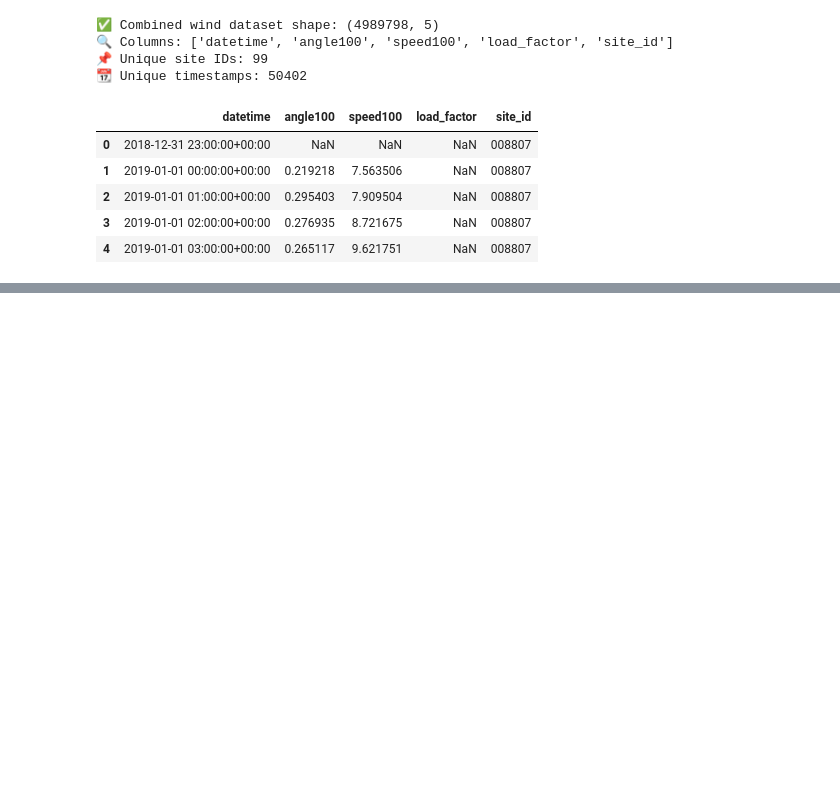
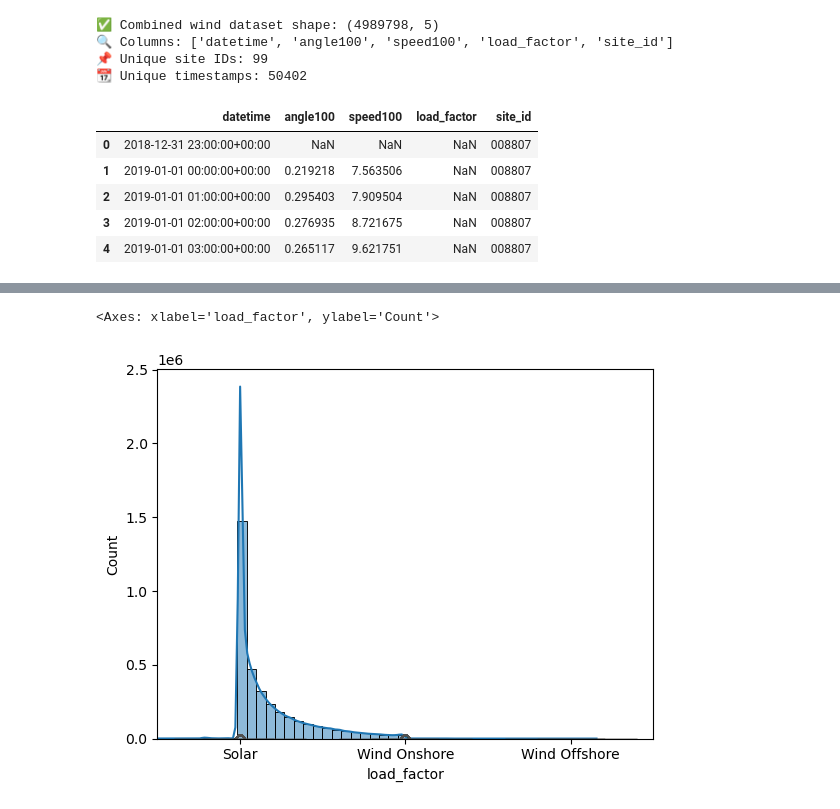
Before and after one commit to helhendawy/QDC-Lib, a Jupyter notebook: Comprehensive CODE.ipynb, the cells around one changed output, grey strips where cells are left out. Saved outputs shown, nothing was run; the diff lists cells and outputs as text; code cells hidden in the pictures; blank space fills up the shorter version.

```diff
--- a/Comprehensive CODE.ipynb
+++ b/Comprehensive CODE.ipynb
@@ -916,0 +1074,9 @@ KeyError: 'country'
+# %%
+# Histogram: Load factor distribution
+sns.histplot(exploratory_df['load_factor'], bins=50, kde=True)
+
+# Boxplot by type
+sns.boxplot(data=exploratory_df, x='type', y='load_factor')
+# %% [output]
+<Axes: xlabel='load_factor', ylabel='Count'>
+[figure, added]
```
Also changed, not shown: parts of 24 cells of this notebook.
